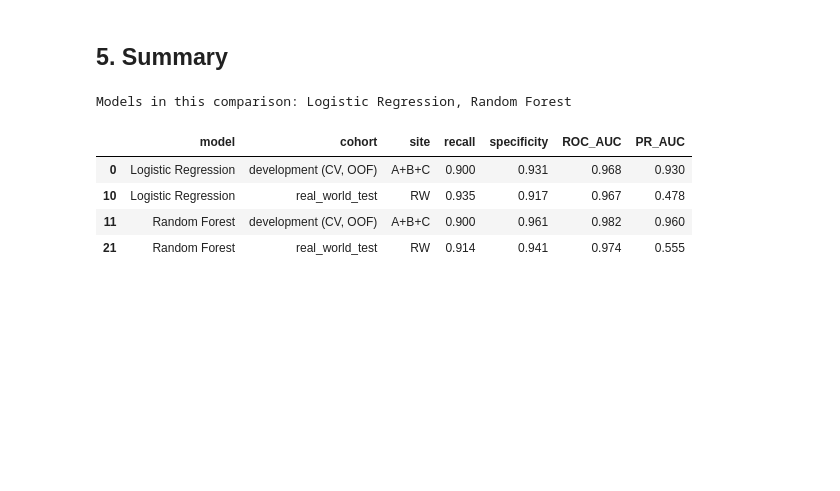
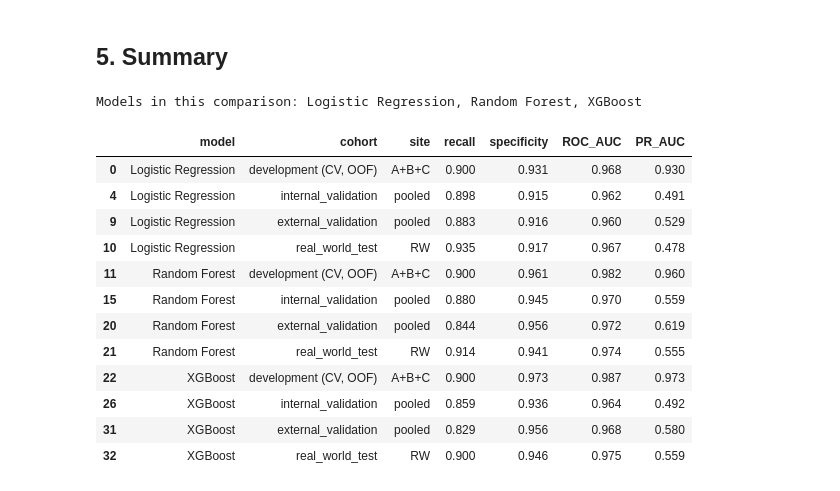
Before and after one commit to aree22-hafeez/LeukoGuard_Project, a Jupyter notebook: notebooks/08_Final_Model_Comparison.ipynb, the cells around one changed output. Cells and saved outputs as stored; diff of their text form; code cells hidden in the pictures; blank space fills up the shorter version.

Commit message:
Add RQ2 discussion and final model comparison

```diff
--- a/notebooks/08_Final_Model_Comparison.ipynb
+++ b/notebooks/08_Final_Model_Comparison.ipynb
@@ -162,13 +171,21 @@ plt.savefig(FIG_DIR / "FINAL_model_comparison.png", bbox_inches="tight")
 # %% [markdown]
 ## 5. Summary
 # %%
-rows = headline[headline["site"].isin(["A+B+C", "pooled D-G", "RW"])]
+rows = headline[headline["site"].isin(["A+B+C", "pooled", "RW"])]
 print("Models in this comparison:", ", ".join(available))
 display(rows[["model", "cohort", "site", "recall", "specificity", "ROC_AUC", "PR_AUC"]].round(3))
 # %% [output]
-Models in this comparison: Logistic Regression, Random Forest
+Models in this comparison: Logistic Regression, Random Forest, XGBoost
 |  | model | cohort | site | recall | specificity | ROC_AUC | PR_AUC |
 | 0 | Logistic Regression | development (CV, OOF) | A+B+C | 0.900 | 0.931 | 0.968 | 0.930 |
+| 4 | Logistic Regression | internal_validation | pooled | 0.898 | 0.915 | 0.962 | 0.491 |
+| 9 | Logistic Regression | external_validation | pooled | 0.883 | 0.916 | 0.960 | 0.529 |
 | 10 | Logistic Regression | real_world_test | RW | 0.935 | 0.917 | 0.967 | 0.478 |
 | 11 | Random Forest | development (CV, OOF) | A+B+C | 0.900 | 0.961 | 0.982 | 0.960 |
+| 15 | Random Forest | internal_validation | pooled | 0.880 | 0.945 | 0.970 | 0.559 |
+| 20 | Random Forest | external_validation | pooled | 0.844 | 0.956 | 0.972 | 0.619 |
 | 21 | Random Forest | real_world_test | RW | 0.914 | 0.941 | 0.974 | 0.555 |
+| 22 | XGBoost | development (CV, OOF) | A+B+C | 0.900 | 0.973 | 0.987 | 0.973 |
+| 26 | XGBoost | internal_validation | pooled | 0.859 | 0.936 | 0.964 | 0.492 |
+| 31 | XGBoost | external_validation | pooled | 0.829 | 0.956 | 0.968 | 0.580 |
+| 32 | XGBoost | real_world_test | RW | 0.900 | 0.946 | 0.975 | 0.559 |
```
Also changed, not shown: parts of 4 cells of this notebook, 8 other files.
